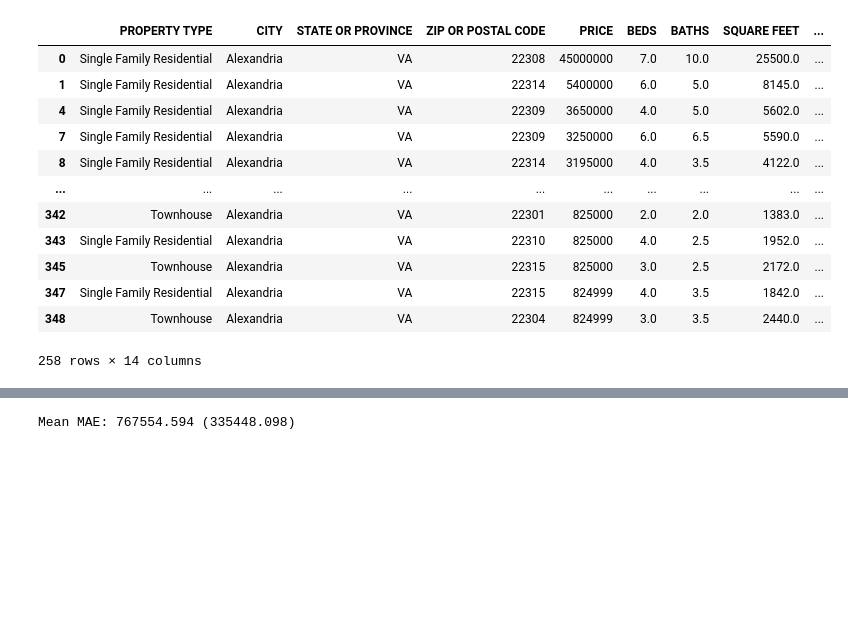
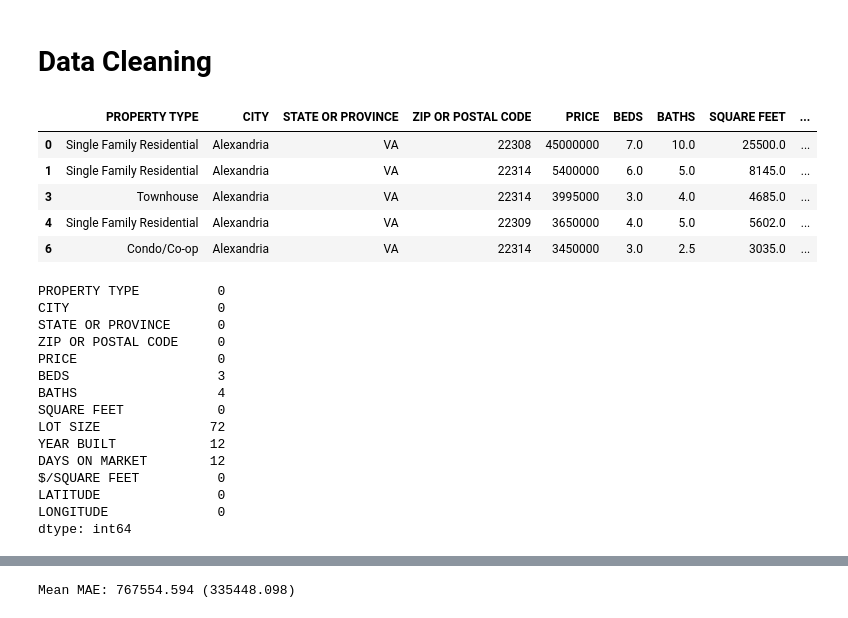
Before and after one commit to Johnle3/MLHousingPrices, a Jupyter notebook: Main.ipynb, the cells around one changed output, grey strips where cells are left out. Drawn from its saved outputs; the diff is of its cells as text; code cells hidden in the pictures; blank space fills up the shorter version.

Commit message:
more EDA/cleaning

```diff
--- a/Main.ipynb
+++ b/Main.ipynb
@@ -1,24 +1,43 @@
 # %%
 import pandas as pd
 import numpy as np
+# %% [markdown]
+# Data Cleaning
 # %%
 houses = pd.read_csv("https://raw.githubusercontent.com/Johnle3/MLHousingPrices/main/redfin_2022-06-06-11-05-25.csv")
+# Remove unnecessary columns
 houses = houses.drop('FAVORITE', axis=1)
-houses = houses.drop(['SALE TYPE', 'SOLD DATE','SALE TYPE','ADDRESS','HOA/MONTH', 'NEXT OPEN HOUSE START TIME','NEXT OPEN HOUSE END TIME','INTERESTED','URL (SEE https://www.redfin.com/buy-a-home/comparative-market-analysis FOR INFO ON PRICING)','SOURCE', 'MLS#','STATUS','LOCATION'], axis = 1)
+houses = houses.drop(['SALE TYPE', 'SOLD DATE','ADDRESS','HOA/MONTH', 'NEXT OPEN HOUSE START TIME','NEXT OPEN HOUSE END TIME','INTERESTED','URL (SEE https://www.redfin.com/buy-a-home/comparative-market-analysis FOR INFO ON PRICING)','SOURCE', 'MLS#','STATUS','LOCATION'], axis = 1)
+
+#Subset to only Alexandria and without Vacant Lot
 houses = houses[houses['CITY']!= 'Arlington']
-houses = houses.dropna()
-houses
+houses = houses[houses['PROPERTY TYPE'] != "Vacant Land"]
+# Drop null values
+#houses = houses.dropna()
+houses.head()
 # %% [output]
 |  | PROPERTY TYPE | CITY | STATE OR PROVINCE | ZIP OR POSTAL CODE | PRICE | BEDS | BATHS | SQUARE FEET | ... |
 | 0 | Single Family Residential | Alexandria | VA | 22308 | 45000000 | 7.0 | 10.0 | 25500.0 | ... |
 | 1 | Single Family Residential | Alexandria | VA | 22314 | 5400000 | 6.0 | 5.0 | 8145.0 | ... |
+| 3 | Townhouse | Alexandria | VA | 22314 | 3995000 | 3.0 | 4.0 | 4685.0 | ... |
 | 4 | Single Family Residential | Alexandria | VA | 22309 | 3650000 | 4.0 | 5.0 | 5602.0 | ... |
-| 7 | Single Family Residential | Alexandria | VA | 22309 | 3250000 | 6.0 | 6.5 | 5590.0 | ... |
-| 8 | Single Family Residential | Alexandria | VA | 22314 | 3195000 | 4.0 | 3.5 | 4122.0 | ... |
-| ... | ... | ... | ... | ... | ... | ... | ... | ... | ... |
-| 342 | Townhouse | Alexandria | VA | 22301 | 825000 | 2.0 | 2.0 | 1383.0 | ... |
-| 343 | Single Family Residential | Alexandria | VA | 22310 | 825000 | 4.0 | 2.5 | 1952.0 | ... |
-| 345 | Townhouse | Alexandria | VA | 22315 | 825000 | 3.0 | 2.5 | 2172.0 | ... |
-| 347 | Single Family Residential | Alexandria | VA | 22315 | 824999 | 4.0 | 3.5 | 1842.0 | ... |
-| 348 | Townhouse | Alexandria | VA | 22304 | 824999 | 3.0 | 3.5 | 2440.0 | ... |
+| 6 | Condo/Co-op | Alexandria | VA | 22314 | 3450000 | 3.0 | 2.5 | 3035.0 | ... |
-258 rows × 14 columns
+# %%
+# null values
+houses.isna().sum()
+# %% [output]
+PROPERTY TYPE          0
+CITY                   0
+STATE OR PROVINCE      0
+ZIP OR POSTAL CODE     0
+PRICE                  0
+BEDS                   3
+BATHS                  4
+SQUARE FEET            0
+LOT SIZE              72
+YEAR BUILT            12
+DAYS ON MARKET        12
+$/SQUARE FEET          0
+LATITUDE               0
+LONGITUDE              0
+dtype: int64
```
Also changed, not shown: parts of 8 cells of this notebook.
